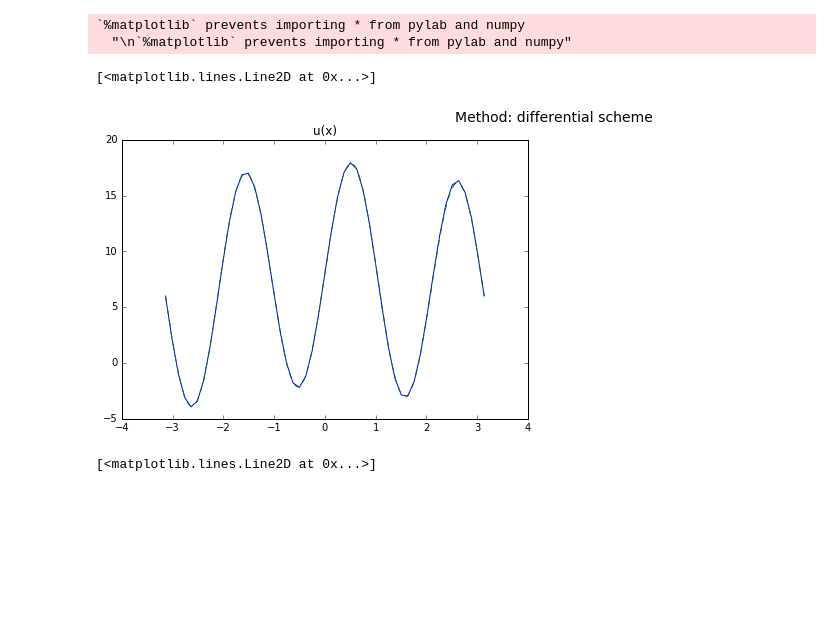
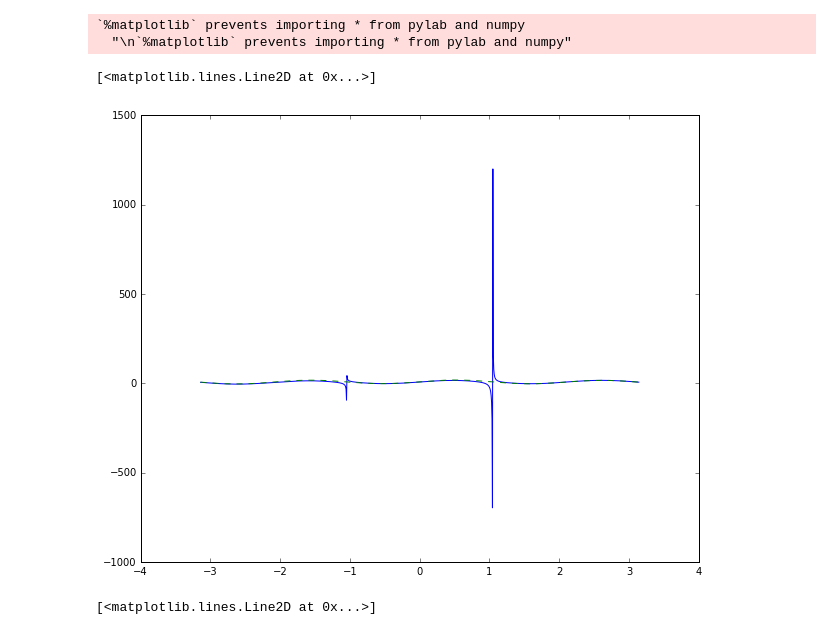
Before and after one commit to FalconUA/numerical-analysis, a Jupyter notebook: s3-2/appointment_s3-2.ipynb, the cells around one changed output. Drawn from its saved outputs; the diff is of its cells as text; code cells hidden in the pictures; blank space fills up the shorter version.

```diff
--- a/s3-2/appointment_s3-2.ipynb
+++ b/s3-2/appointment_s3-2.ipynb
@@ -22,9 +22,9 @@ def d2_dx2(f, eps=0.0001):
 # %%
 # Initializing the variables
 m1, m2, m3, m4, m5 = 10, 3, 1, 1, 7
-k1, k2, k3 = 1, 1, 1
-p1, p2, p3 = 1, 1, 1
-q1, q2, q3 = 1, 1, 2
+k1, k2, k3 = 2, 2, 1
+p1, p2, p3 = 4, 1, 1
+q1, q2, q3 = 1, 2, 1
 alpha1, alpha2 = 1, 1
 a, b = -math.pi, math.pi
 
@@ -49,7 +49,7 @@ mu1 = bound_a(u, du_dx)
 mu2 = bound_b(u, du_dx)
 # %%
 # defining grid space
-n = 50
+n = 1000
 x, h = np.linspace(a, b, n+1, endpoint=True, retstep=True)
 
 # defining finite differential scheme: c1_i*y_{i+1} + c2_i*y_i + c3_i*y_{i-1} = h^2*f_i
@@ -91,22 +91,19 @@ y = solve_banded((1, 1), UDL, c)
 #    L[i, i-1], L[i, i], L[i, i+1] = c3(i), c2(i), c1(i)
 #y1 = lg.solve(L, c)
 # %%
-figure(num=None, figsize=(16, 5), dpi=80, facecolor='w', edgecolor='k')
+figure(num=None, figsize=(10, 8), dpi=80, facecolor='w', edgecolor='k')
 
-plt.suptitle('Method: differential scheme', size=14)
 
 xplot = np.linspace(a, b, n+1, True)
 xpoints = np.linspace(a, b, 1000, True)
 ysol = y
 yorig = u(xpoints)
 
-plt.subplot(1, 2, 1)
-plt.title('u(x)')
 plt.plot(xplot, ysol)
 plt.plot(xpoints, yorig, '--')
 # %% [output]
 [<matplotlib.lines.Line2D at 0x...>]
-[figure, old version]
+[figure, new version]
 # %%
 # defining grid space
 n = 20
```
Also changed, not shown: 2 other files.
